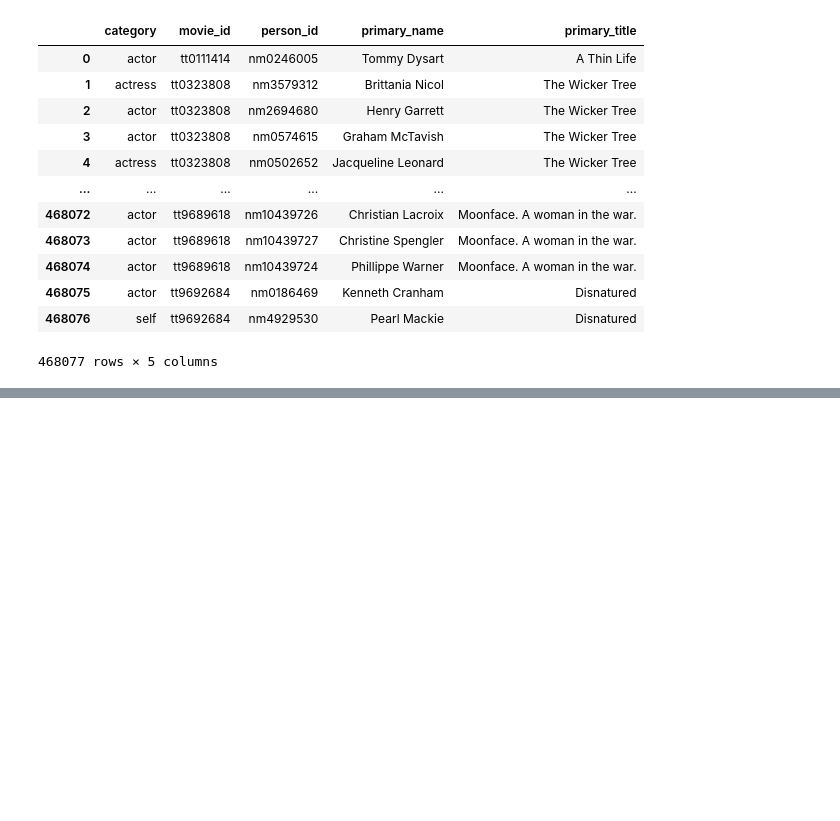
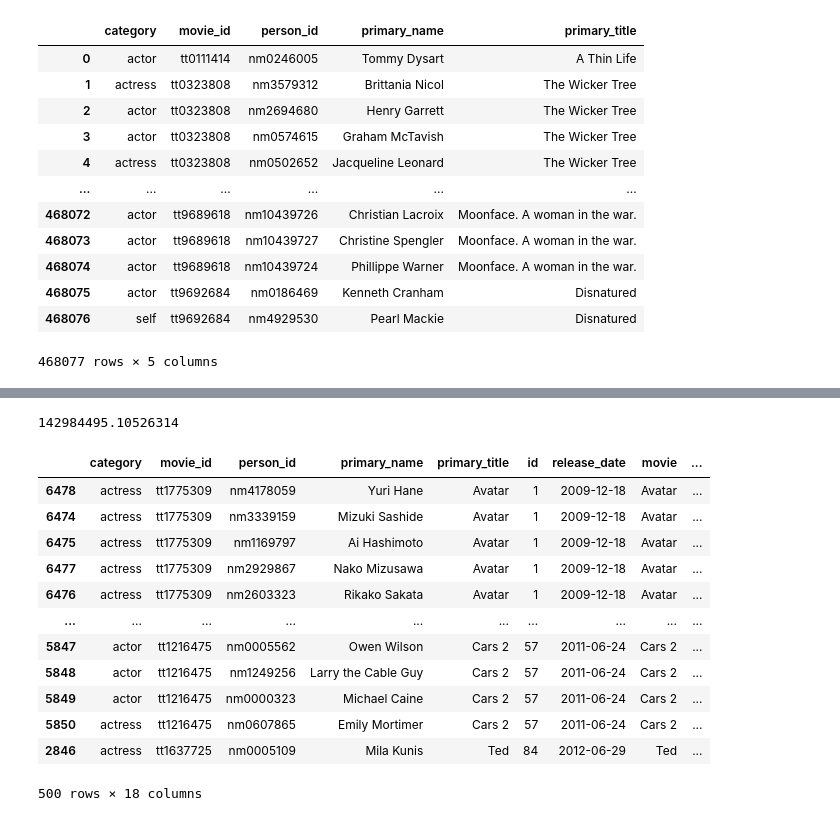
Before and after one commit to mitchallison2/Microsoft-Movie-Project, a Jupyter notebook: brendas_datacleaning_actor_relationship .ipynb, the cells around one changed output, grey strips where cells are left out. Cells and saved outputs as stored; diff of their text form; code cells hidden in the pictures; blank space fills up the shorter version.

```diff
--- a/brendas_datacleaning_actor_relationship .ipynb
+++ b/brendas_datacleaning_actor_relationship .ipynb
@@ -67,0 +337,22 @@ actors
+# %%
+actor_revenue[0]
+# %% [output]
+142984495.10526314
+# %%
+top_actors = actors_df.sort_values(by='worldwide_gross',
+                   ascending=False).head(500)
+top_actors
+# %% [output]
+|  | category | movie_id | person_id | primary_name | primary_title | id | release_date | movie | ... |
+| 6478 | actress | tt1775309 | nm4178059 | Yuri Hane | Avatar | 1 | 2009-12-18 | Avatar | ... |
+| 6474 | actress | tt1775309 | nm3339159 | Mizuki Sashide | Avatar | 1 | 2009-12-18 | Avatar | ... |
+| 6475 | actress | tt1775309 | nm1169797 | Ai Hashimoto | Avatar | 1 | 2009-12-18 | Avatar | ... |
+| 6477 | actress | tt1775309 | nm2929867 | Nako Mizusawa | Avatar | 1 | 2009-12-18 | Avatar | ... |
+| 6476 | actress | tt1775309 | nm2603323 | Rikako Sakata | Avatar | 1 | 2009-12-18 | Avatar | ... |
+| ... | ... | ... | ... | ... | ... | ... | ... | ... | ... |
+| 5847 | actor | tt1216475 | nm0005562 | Owen Wilson | Cars 2 | 57 | 2011-06-24 | Cars 2 | ... |
+| 5848 | actor | tt1216475 | nm1249256 | Larry the Cable Guy | Cars 2 | 57 | 2011-06-24 | Cars 2 | ... |
+| 5849 | actor | tt1216475 | nm0000323 | Michael Caine | Cars 2 | 57 | 2011-06-24 | Cars 2 | ... |
+| 5850 | actress | tt1216475 | nm0607865 | Emily Mortimer | Cars 2 | 57 | 2011-06-24 | Cars 2 | ... |
+| 2846 | actress | tt1637725 | nm0005109 | Mila Kunis | Ted | 84 | 2012-06-29 | Ted | ... |
+500 rows × 18 columns
```
Also changed, not shown: parts of 30 cells of this notebook.
